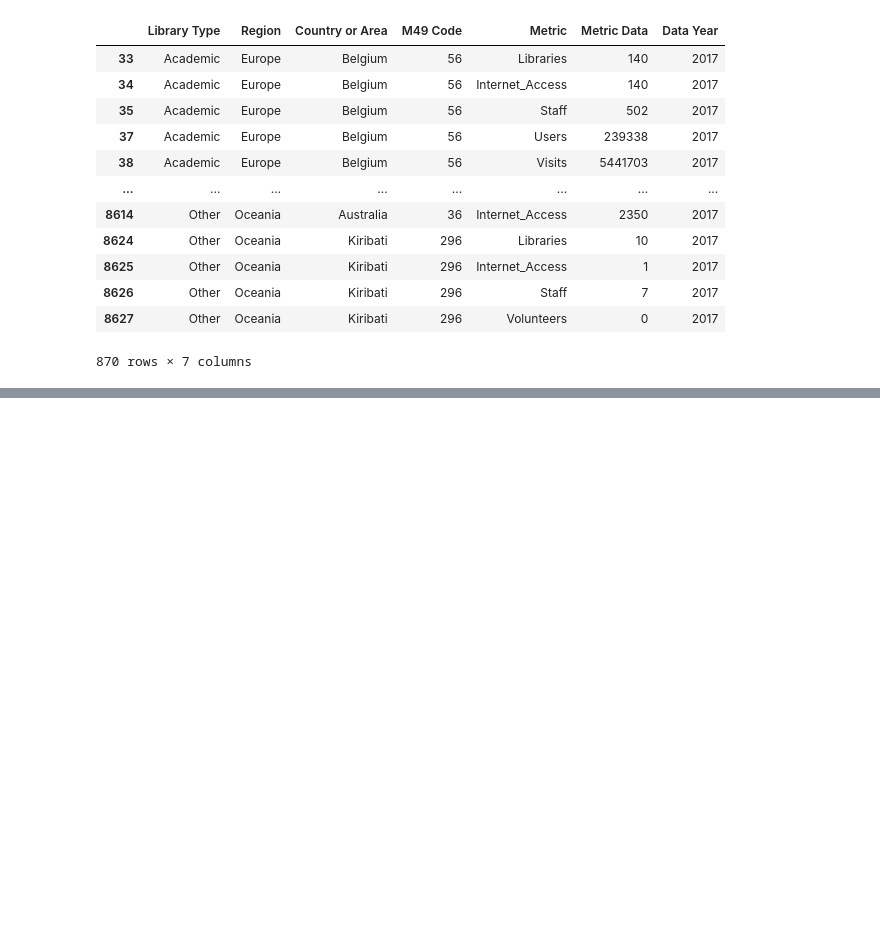
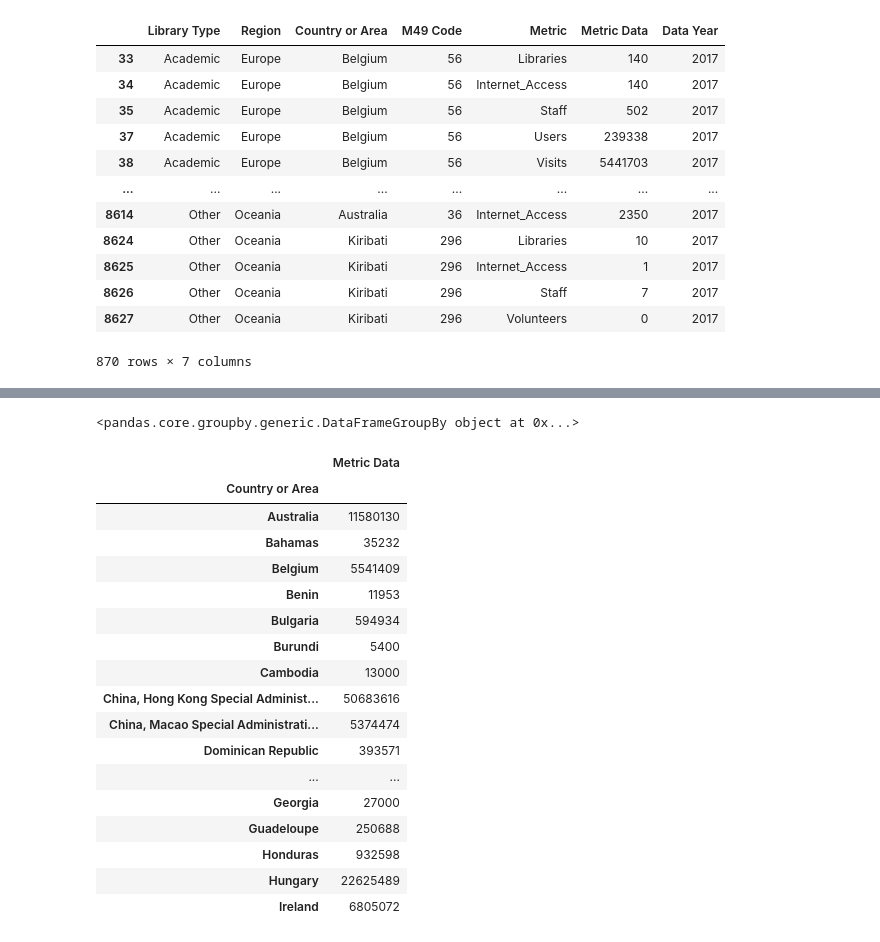
Before and after one commit to zpoeschl/Libraries-vs-Happiness, a Jupyter notebook: WorkingNotebook.ipynb, the cells around one changed output, grey strips where cells are left out. Saved outputs shown, nothing was run; the diff lists cells and outputs as text; code cells hidden in the pictures; blank space fills up the shorter version.

```diff
--- a/WorkingNotebook.ipynb
+++ b/WorkingNotebook.ipynb
@@ -109,0 +112,2 @@ See the caveats in the documentation: https://pandas.pydata.org/pandas-docs/stab
+# %%
+libraries_df["Metric Data"] = pd.to_numeric(libraries_df["Metric Data"],errors="coerce")
@@ -109,0 +127,30 @@ See the caveats in the documentation: https://pandas.pydata.org/pandas-docs/stab
+# %%
+grouped_visits_df = visits_df.groupby(['Country or Area'])
+print(grouped_visits_df)
+grouped_visits_df=grouped_visits_df.sum().head(20)
+# %% [output]
+<pandas.core.groupby.generic.DataFrameGroupBy object at 0x...>
+# %%
+visit_number=grouped_visits_df.groupby(['Country or Area'])
+new_visits_df=visit_number.sum()
+new_visits_df = pd.DataFrame(grouped_visits_df["Metric Data"])
+new_visits_df
+# %% [output]
+|  | Metric Data |
+| Country or Area |  |
+| Australia | 11580130 |
+| Bahamas | 35232 |
+| Belgium | 5541409 |
+| Benin | 11953 |
+| Bulgaria | 594934 |
+| Burundi | 5400 |
+| Cambodia | 13000 |
+| China, Hong Kong Special Administ... | 50683616 |
+| China, Macao Special Administrati... | 5374474 |
+| Dominican Republic | 393571 |
+| ... | ... |
+| Georgia | 27000 |
+| Guadeloupe | 250688 |
+| Honduras | 932598 |
+| Hungary | 22625489 |
+| Ireland | 6805072 |
```
Also changed, not shown: parts of 7 cells of this notebook.
